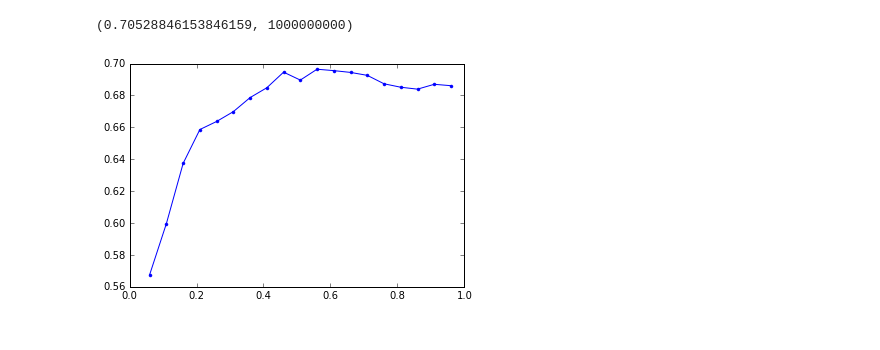
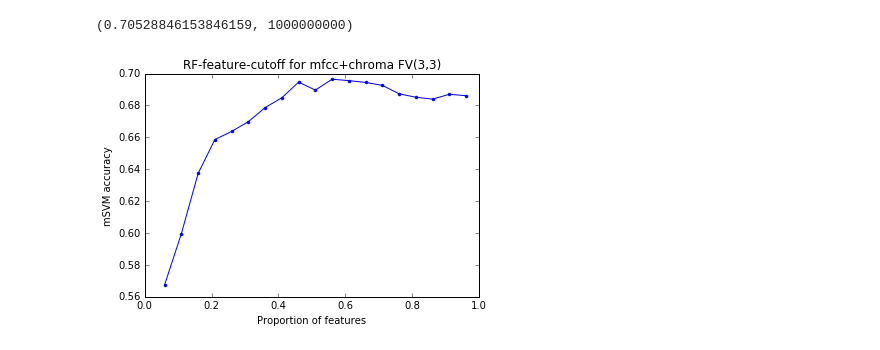
Before and after one commit to PrincetonUniversity/vox-music-classification, a Jupyter notebook: notebooks/fv-msvm.ipynb, the cells around one changed output. Drawn from its saved outputs; the diff is of its cells as text; code cells hidden in the pictures.

Commit message:
Added RF-cutoff images for svm

```diff
--- a/notebooks/fv-msvm.ipynb
+++ b/notebooks/fv-msvm.ipynb
@@ -192,26 +192,29 @@ run_rf(cv, 0.5)
 # %%
 # Output from running run_rf on FV(3,3) on cycles in parallel
 l = [0.11, 0.599679487179,
 0.16, 0.637419871795,
 0.21, 0.658653846154,
 0.26, 0.663701923077,
 0.06, 0.567628205128,
 0.36, 0.678685897436,
 0.31, 0.669871794872,
 0.41, 0.684855769231,
 0.46, 0.694631410256,
 0.51, 0.689663461538,
 0.56, 0.696474358974,
 0.61, 0.695592948718,
 0.66, 0.694471153846,
 0.71, 0.692628205128,
 0.76, 0.68733974359,
 0.81, 0.685176282051,
 0.86, 0.683974358974,
 0.91, 0.687019230769,
 0.96, 0.686137820513]
 x, y = zip(*sorted(zip(l[0:len(l):2], l[1:len(l):2])))
 plt.plot(x, y, '.-')
+plt.xlabel('Proportion of features')
+plt.ylabel('mSVM accuracy')
+plt.title('RF-feature-cutoff for mfcc+chroma FV(3,3)')
 plt.show()
 # %% [output]
-[figure, old version]
+[figure, new version]
```
Also changed, not shown: parts of 2 cells of this notebook, 2 other files.
